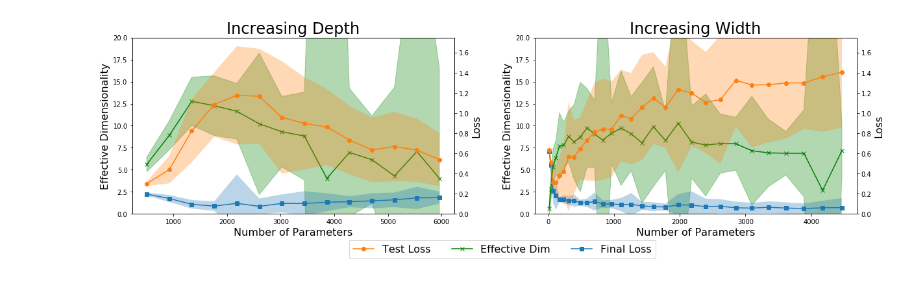
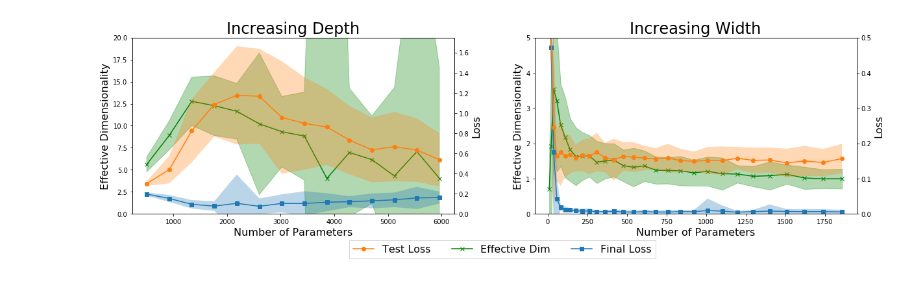
Before and after one commit to g-benton/hessian-eff-dim, a Jupyter notebook: notebooks/two_spirals_descent_plots.ipynb, the cells around one changed output. Cells and saved outputs as stored; diff of their text form; code cells hidden in the pictures.

Commit message:
force update plots

```diff
--- a/notebooks/two_spirals_descent_plots.ipynb
+++ b/notebooks/two_spirals_descent_plots.ipynb
@@ -10,7 +10,7 @@ import pickle
 with open('../saved-experiments/two_spirals_descent_dimensionality.pkl', 'rb') as handle:
     depth_experiment, depth_pars = pickle.load(handle)
 
-with open('../saved-experiments/two_spirals_descent.pkl', 'rb') as handle:
+with open('../saved-experiments/two_spirals_descent_width.pkl', 'rb') as handle:
     width_experiment, width_pars = pickle.load(handle)
 # %%
 def eff_dim(x, s = 0.1):
@@ -62,33 +62,33 @@ lines = [l1, l2, l3]
 # ax2.legend(lines, [l.get_label() for l in lines], loc="upper right",
 #           fontsize=16)
 
 ed_list, fl_list, tl_list = width_lists[0], width_lists[1], width_lists[2]
 
 l4, = ax[1].plot(width_pars, ed_list.mean(0), label = 'Effective Dim', color = 'green', marker = 'x')
 ax[1].fill_between(width_pars, ed_list.mean(0) - 2 * ed_list.std(0), ed_list.mean(0) + 2*ed_list.std(0), alpha = 0.3,
                color='green')
 ax[1].set_ylabel('Effective Dimensionality', fontsize = 16)
-ax[1].set_ylim((0, 20))
+ax[1].set_ylim((0, 5))
 
 ax2 = ax[1].twinx()
 l5, = ax2.plot(width_pars, fl_list.mean(0), label = 'Final Loss', marker = 's')
 ax2.fill_between(width_pars, fl_list.mean(0) - 2 * fl_list.std(0), fl_list.mean(0) + 2*fl_list.std(0), alpha = 0.3)
 
 l6, = ax2.plot(width_pars, tl_list.mean(0), label = 'Test Loss', marker = 'o')
 ax2.fill_between(width_pars, tl_list.mean(0) - 2 * tl_list.std(0), tl_list.mean(0) + 2*tl_list.std(0), alpha = 0.3)
 ax2.set_ylabel('Loss', fontsize = 16)
 #ax2.legend()
-ax2.set_ylim((0, 1.75))
+ax2.set_ylim((0, 0.5))
 ax[1].set_xlabel('Number of Parameters', fontsize = 16)
 ax[1].set_title('Increasing Width', fontsize = 24)
 
 # lines = [l4, l5, l6]
 # ax[1].legend(lines, [l.get_label() for l in lines], loc="upper right",
 #           fontsize=16)
 ax[0].legend(handles = lines , labels=[l.get_label() for l in lines],loc="upper center",
              bbox_to_anchor=(1.15, -0.12),fancybox=False, shadow=False, ncol=3,
             fontsize=16)
 fig.subplots_adjust(wspace=0.25, hspace=50)
 plt.savefig('../saved-experiments/two_spirals_width_depth.pdf', bbox_inches="tight")
 # %% [output]
-[figure, old version]
+[figure, new version]
```
